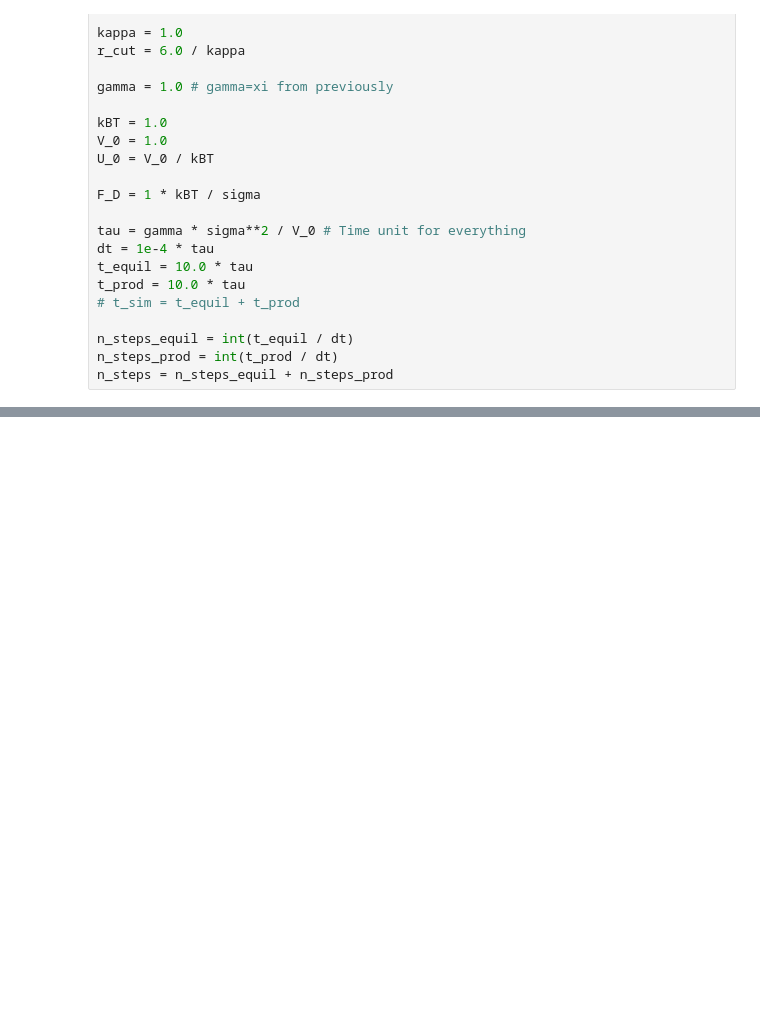
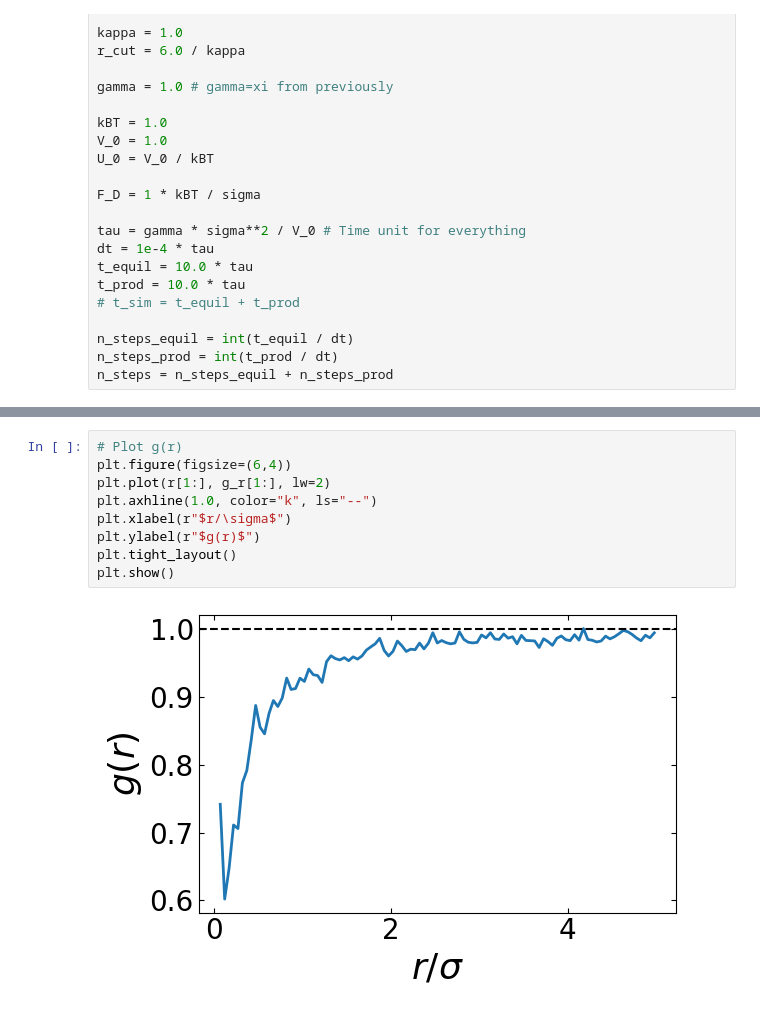
Before and after one commit to prakhosha/Lane-Formation, a Jupyter notebook: main.ipynb, the cells around one changed output, grey strips where cells are left out. Saved outputs shown, nothing was run; the diff lists cells and outputs as text; blank space fills up the shorter version.

```diff
--- a/main.ipynb
+++ b/main.ipynb
@@ -147,0 +234,11 @@ fig.tight_layout()
+# %%
+# Plot g(r)
+plt.figure(figsize=(6,4))
+plt.plot(r[1:], g_r[1:], lw=2)
+plt.axhline(1.0, color="k", ls="--")
+plt.xlabel(r"$r/\sigma$")
+plt.ylabel(r"$g(r)$")
+plt.tight_layout()
+plt.show()
+# %% [output]
+[figure, added]
```
Also changed, not shown: parts of 5 cells of this notebook.
